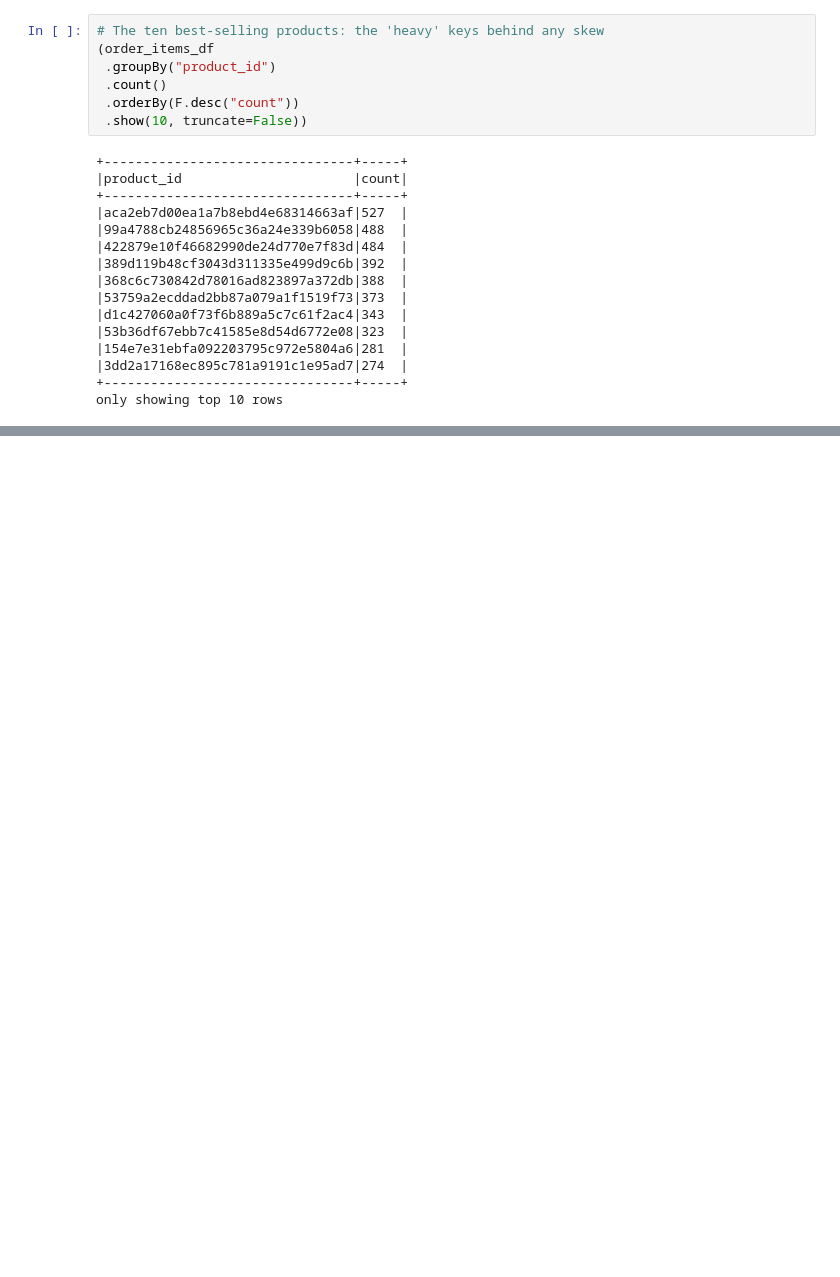
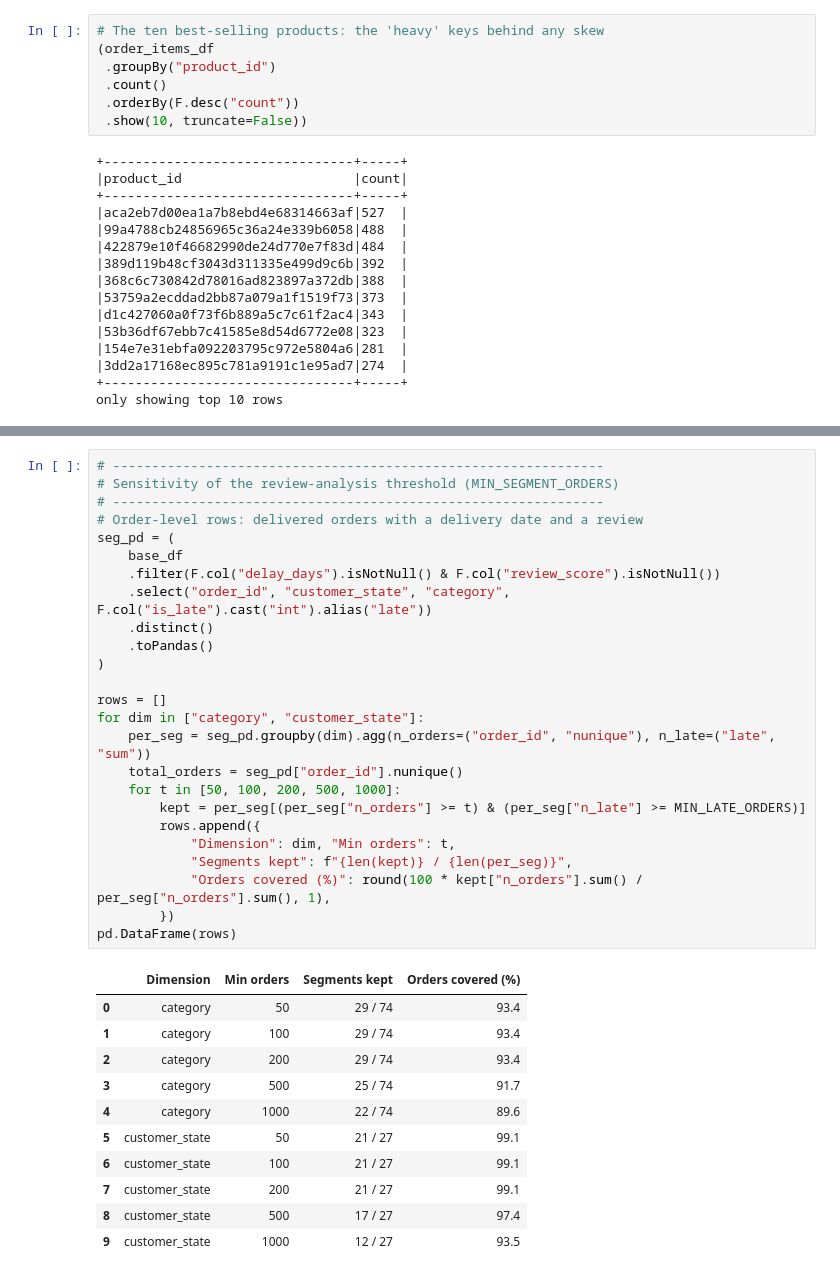
Before and after one commit to ndec0001-max/ITO5202, a Jupyter notebook: assessment1.ipynb, the cells around one changed output, grey strips where cells are left out. Cells and saved outputs as stored; diff of their text form; blank space fills up the shorter version.

```diff
--- a/assessment1.ipynb
+++ b/assessment1.ipynb
@@ -578,0 +789,37 @@ only showing top 10 rows
+# %%
+# ---------------------------------------------------------------
+# Sensitivity of the review-analysis threshold (MIN_SEGMENT_ORDERS)
+# ---------------------------------------------------------------
+# Order-level rows: delivered orders with a delivery date and a review
+seg_pd = (
+    base_df
+    .filter(F.col("delay_days").isNotNull() & F.col("review_score").isNotNull())
+    .select("order_id", "customer_state", "category", F.col("is_late").cast("int").alias("late"))
+    .distinct()
+    .toPandas()
+)
+
+rows = []
+for dim in ["category", "customer_state"]:
+    per_seg = seg_pd.groupby(dim).agg(n_orders=("order_id", "nunique"), n_late=("late", "sum"))
+    total_orders = seg_pd["order_id"].nunique()
+    for t in [50, 100, 200, 500, 1000]:
+        kept = per_seg[(per_seg["n_orders"] >= t) & (per_seg["n_late"] >= MIN_LATE_ORDERS)]
+        rows.append({
+            "Dimension": dim, "Min orders": t,
+            "Segments kept": f"{len(kept)} / {len(per_seg)}",
+            "Orders covered (%)": round(100 * kept["n_orders"].sum() / per_seg["n_orders"].sum(), 1),
+        })
+pd.DataFrame(rows)
+# %% [output]
+|  | Dimension | Min orders | Segments kept | Orders covered (%) |
+| 0 | category | 50 | 29 / 74 | 93.4 |
+| 1 | category | 100 | 29 / 74 | 93.4 |
+| 2 | category | 200 | 29 / 74 | 93.4 |
+| 3 | category | 500 | 25 / 74 | 91.7 |
+| 4 | category | 1000 | 22 / 74 | 89.6 |
+| 5 | customer_state | 50 | 21 / 27 | 99.1 |
+| 6 | customer_state | 100 | 21 / 27 | 99.1 |
+| 7 | customer_state | 200 | 21 / 27 | 99.1 |
+| 8 | customer_state | 500 | 17 / 27 | 97.4 |
+| 9 | customer_state | 1000 | 12 / 27 | 93.5 |
```
Also changed, not shown: parts of 9 cells of this notebook.
